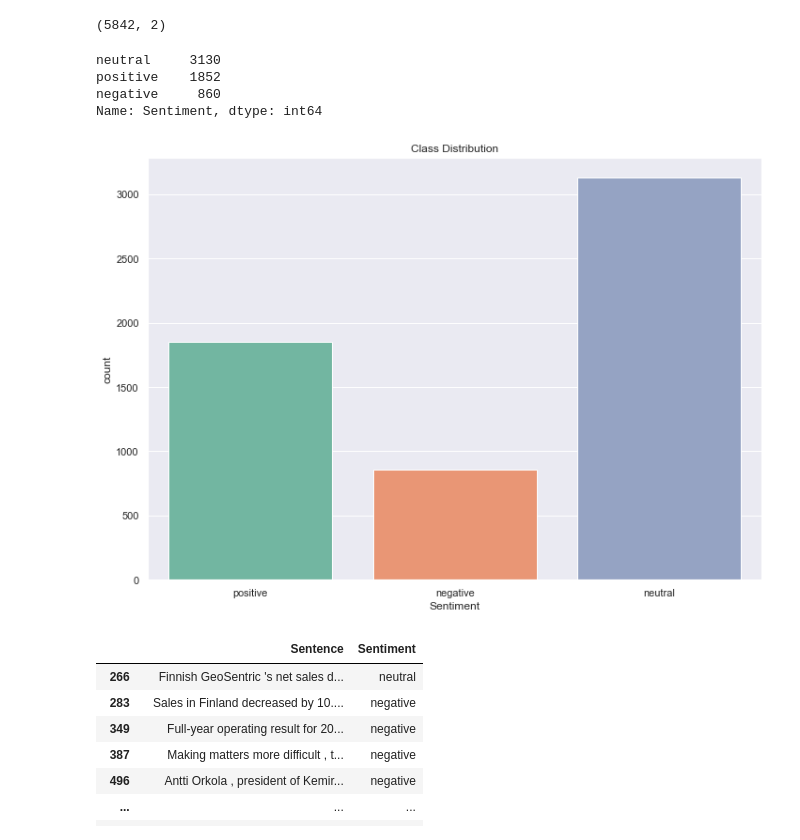
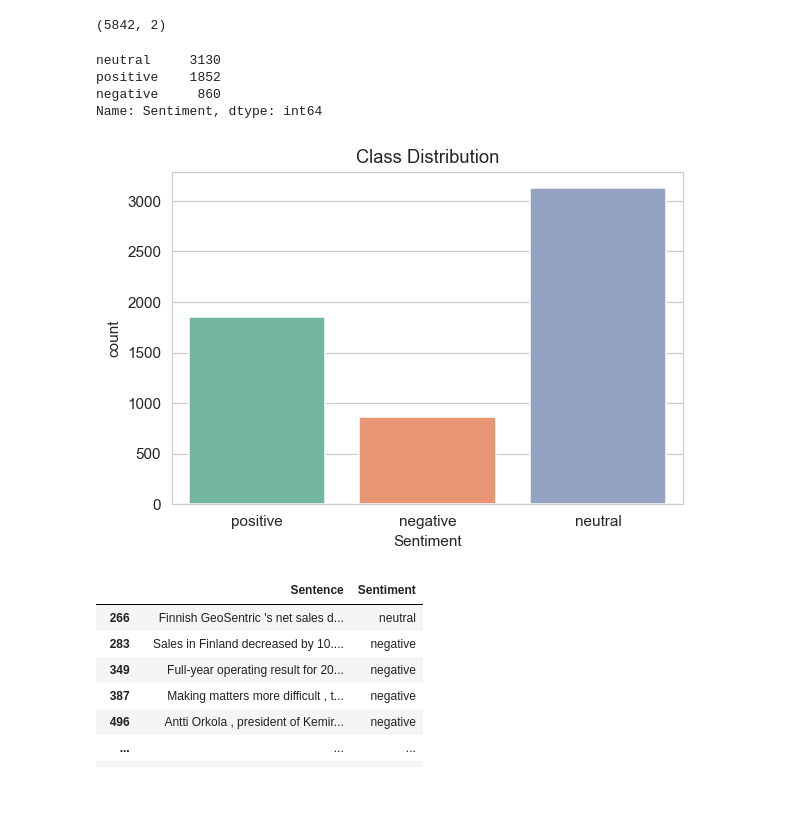
Before and after one commit to leoAshu/phishing-url-detection, a Jupyter notebook: notebooks/EDA/EDA - Ashutosh.ipynb, the cells around one changed output. Cells and saved outputs as stored; diff of their text form; code cells hidden in the pictures; blank space fills up the shorter version.

```diff
--- a/notebooks/EDA/EDA - Ashutosh.ipynb
+++ b/notebooks/EDA/EDA - Ashutosh.ipynb
@@ -7,7 +7,6 @@ import pandas as pd
 import matplotlib.pyplot as plt
 import seaborn as sns
 sns.set_style("whitegrid")
-sns.set(rc={'figure.figsize':(11.7,8.27)})
 # %%
 # reading the dataset and loading into a dataframe
 df = pd.read_csv('../../data/data.csv')
@@ -28,19 +27,20 @@ df.shape
 # %%
 # distribution of datapoints into respective class labels
 print(df['Sentiment'].value_counts())
 
 # plotting the class distribution after droping duplicates
+plt.figure(dpi=110)
 chart = sns.countplot(x="Sentiment", data=df, palette="Set2")
 axes = chart.axes
 axes.set_title('Class Distribution')
 axes.set_xlabel('Sentiment')
 plt.show()
 # %% [output]
 neutral     3130
 positive    1852
 negative     860
 Name: Sentiment, dtype: int64
-[figure, old version]
+[figure, new version]
 # %%
 # finding duplicate sentences
 df[df['Sentence'].duplicated()]
```
Also changed, not shown: parts of 2 cells of this notebook.
